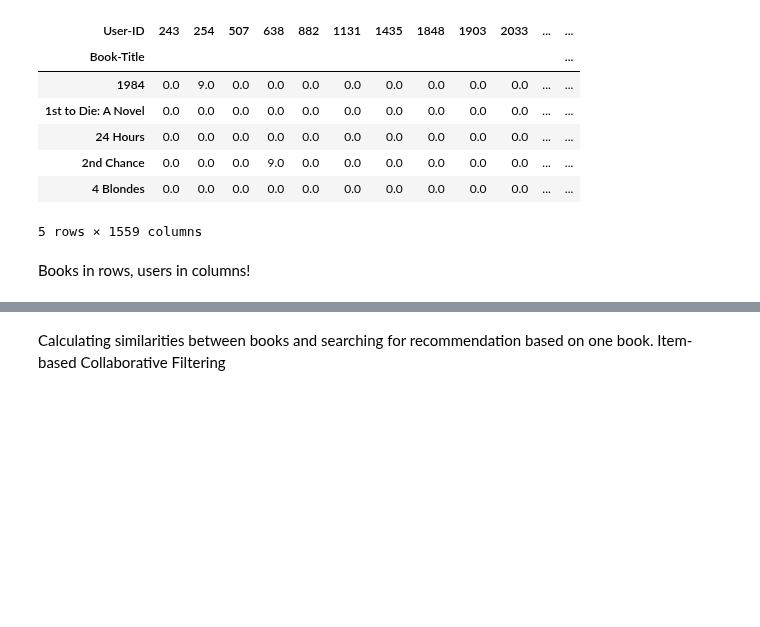
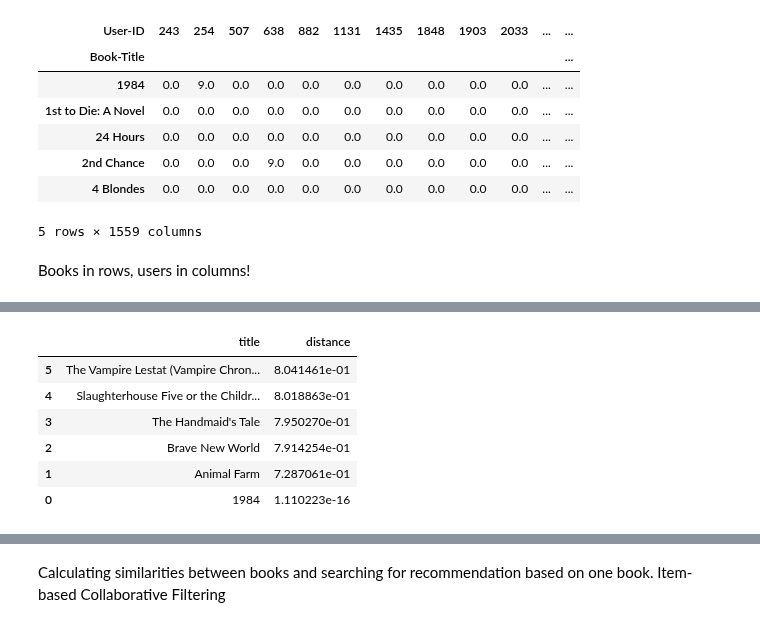
Before and after one commit to adamzulu123/Introduction-to-data-analysis, a Jupyter notebook: RecommenderSystem/Recommender-system.ipynb, the cells around one changed output, grey strips where cells are left out. Drawn from its saved outputs; the diff is of its cells as text; code cells hidden in the pictures; blank space fills up the shorter version.

```diff
--- a/RecommenderSystem/Recommender-system.ipynb
+++ b/RecommenderSystem/Recommender-system.ipynb
@@ -217,0 +263,12 @@ knn_model.fit(matrix)
+# %%
+book_title = "1984"
+recommended_books = book_recommendations(book_title)
+recommended_books
+# %% [output]
+|  | title | distance |
+| 5 | The Vampire Lestat (Vampire Chron... | 8.041461e-01 |
+| 4 | Slaughterhouse Five or the Childr... | 8.018863e-01 |
+| 3 | The Handmaid's Tale | 7.950270e-01 |
+| 2 | Brave New World | 7.914254e-01 |
+| 1 | Animal Farm | 7.287061e-01 |
+| 0 | 1984 | 1.110223e-16 |
```
Also changed, not shown: parts of 13 cells of this notebook.
